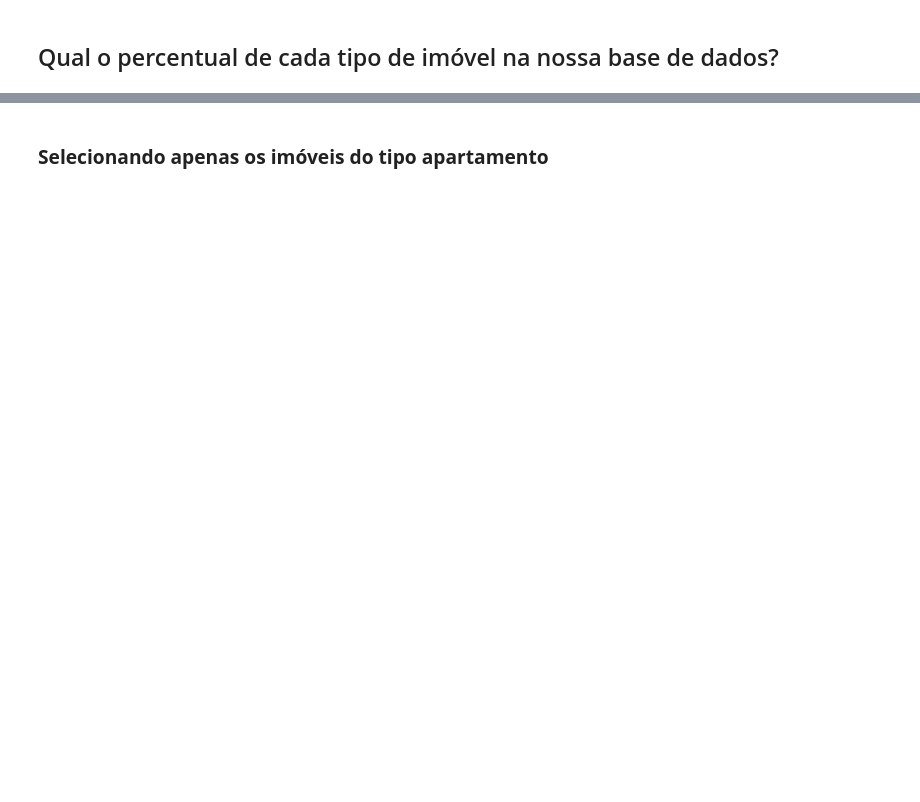
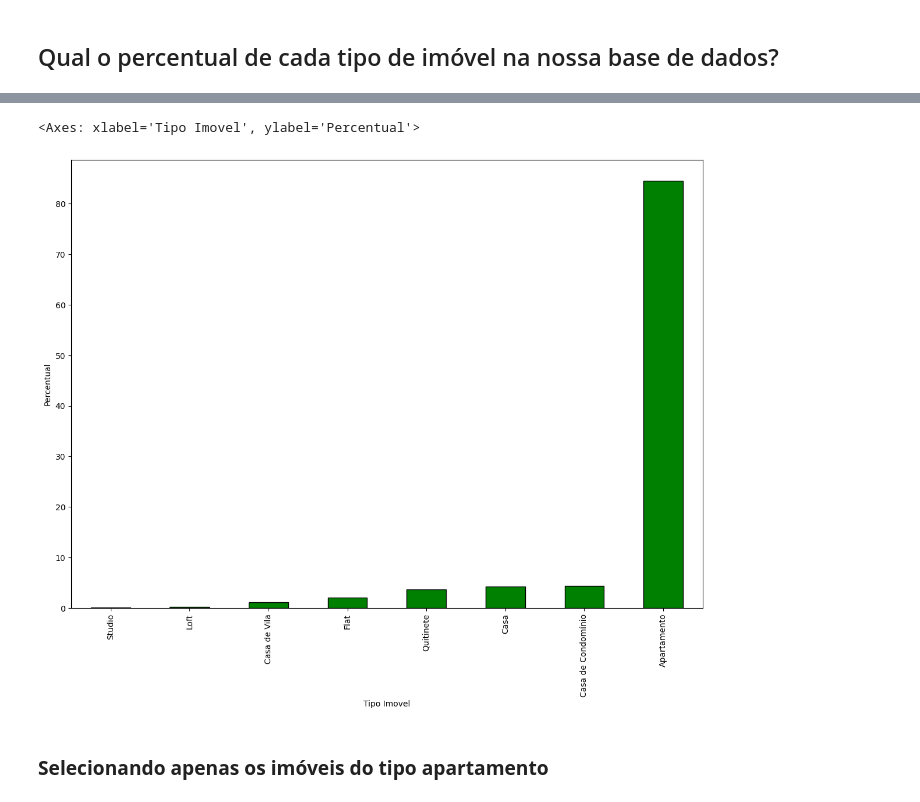
Before and after one commit to Enoque12/Pandas, a Jupyter notebook: notebook_inicial.ipynb, the cells around one changed output, grey strips where cells are left out. Cells and saved outputs as stored; diff of their text form; code cells hidden in the pictures; blank space fills up the shorter version.

```diff
--- a/notebook_inicial.ipynb
+++ b/notebook_inicial.ipynb
@@ -148,0 +395,3 @@ dados[['Quartos', 'Valor']]
+# %%
+df_percentual = df_residenciais['Tipo'].value_counts(normalize=True).sort_values() * 100
+df_percentual.to_frame()
@@ -149,2 +409,7 @@ dados[['Quartos', 'Valor']]
+# %%
+df_percentual.plot(kind='bar', figsize=(14, 10), color='Green', edgecolor='Black', xlabel='Tipo Imovel', ylabel='Percentual')
+# %% [output]
+<Axes: xlabel='Tipo Imovel', ylabel='Percentual'>
+[figure, added]
 # %% [markdown]
 ### **Selecionando apenas os imóveis do tipo apartamento**
```
Also changed, not shown: parts of 39 cells of this notebook.
